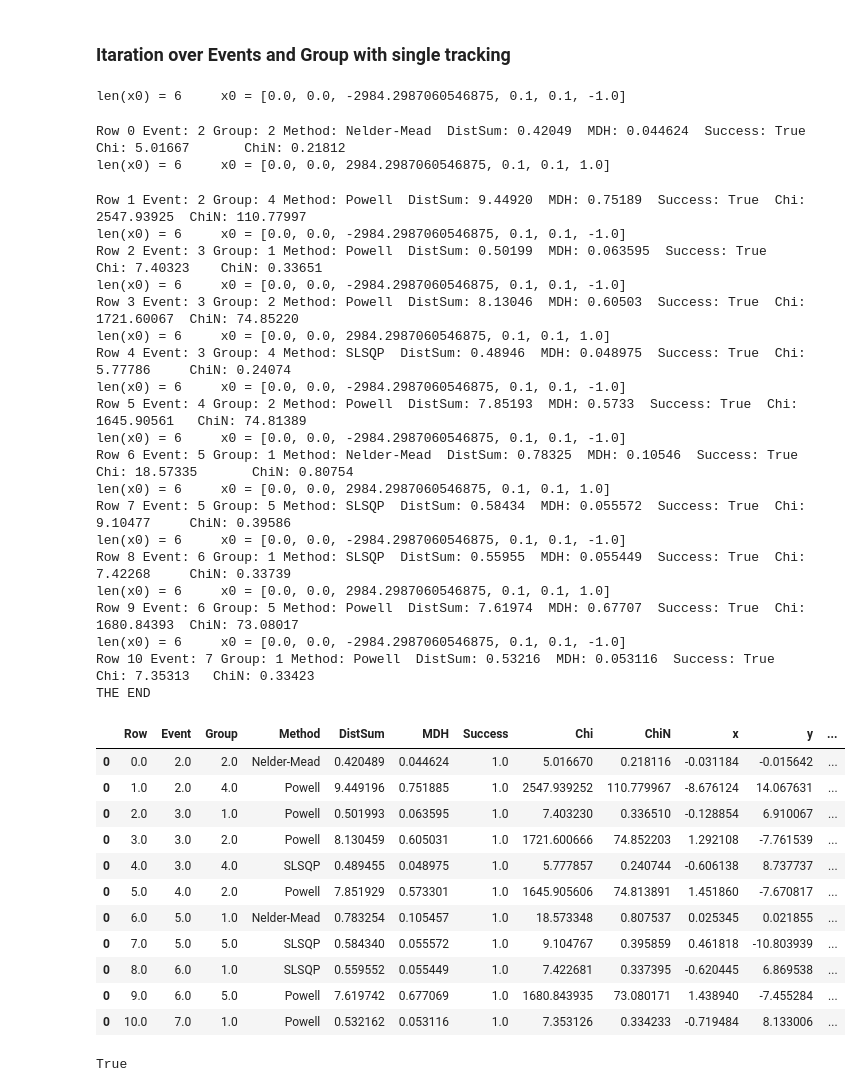
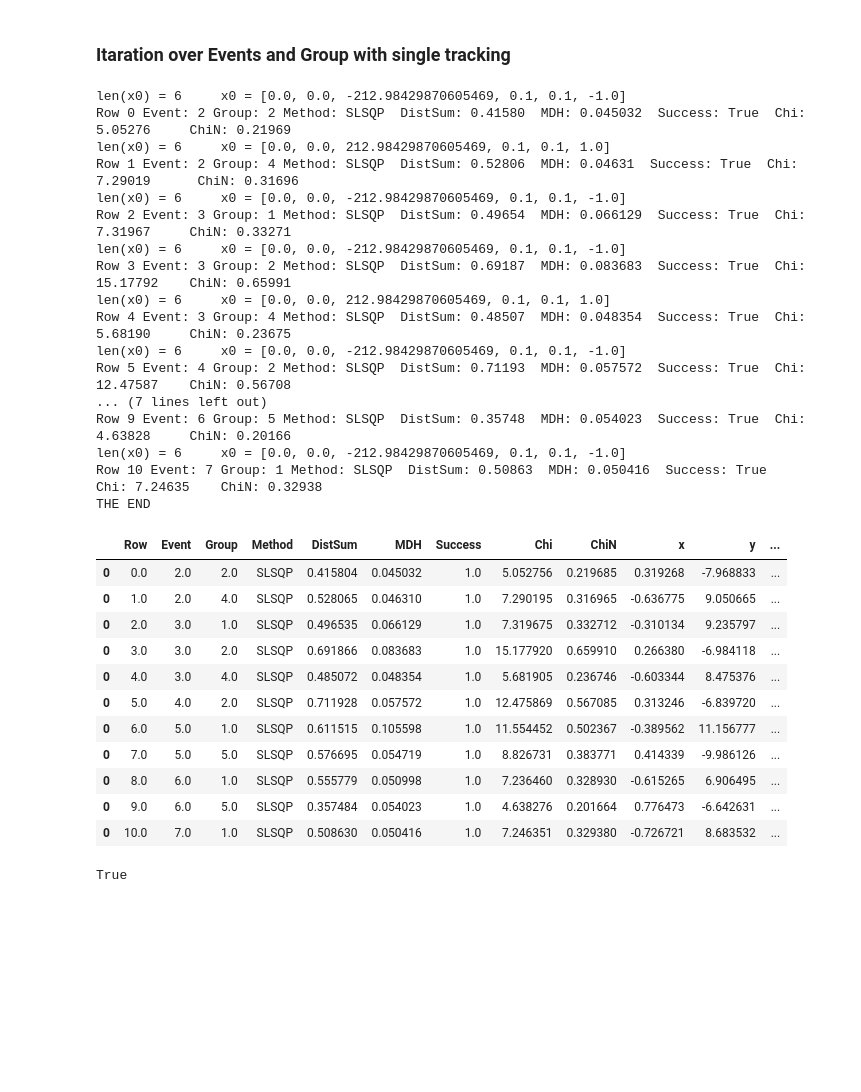
Before and after one commit to patrykel/multi-tracking-notebooks, a Jupyter notebook: single_tracking.ipynb, the cells around one changed output. Drawn from its saved outputs; the diff is of its cells as text; code cells hidden in the pictures; blank space fills up the shorter version.

```diff
--- a/single_tracking.ipynb
+++ b/single_tracking.ipynb
@@ -458,7 +456,7 @@ def get_hit_lines(single_hits_df, geom_df):
         x = rp_silicon.fid_center.x + h_position * det_info['dx']    # was: det_info['x'], but now: fiducial included [mm]
         y = rp_silicon.fid_center.y + h_position * det_info['dy']    # was: det_info['y'], but now: fiducial included [mm]
 
-        z = det_info['z'] * 1000 + DET_Z_TRANSLATION     # z [mm] with translation to operate on smaller numbers
+        z = det_info['z'] # * 1000 + DET_Z_TRANSLATION     # z [mm] with translation to operate on smaller numbers
         dx = - det_info['dy']
         dy = det_info['dx']
         dz = 0
@@ -564,7 +562,7 @@ def get_first_in_group_det_info():
 
 def get_first_det_z():
     det_info = get_first_in_group_det_info()
-    return None if det_info is None else det_info['z'] * 1000    # we want solution in [mm]
+    return None if det_info is None else det_info['z'] # * 1000    we want solution in [mm]
 
 def get_first_det_center():
     det_info = get_first_in_group_det_info()
@@ -603,7 +601,7 @@ def objective(params):
 def get_x0(first_hit_info, geom_df):
     x = 0.0
     y = 0.0
-    z = get_first_det_z() + DET_Z_TRANSLATION
+    z = get_first_det_z() # + DET_Z_TRANSLATION
     dx = 0.1
     dy = 0.1
     dz = np.sign(z)
@@ -750,13 +748,16 @@ for index, row in single_groups_df.iterrows():
     single_hits_df = single_df.loc[(single_df['eventID'] == eventID) & (single_df['groupID'] == groupID)]
 
     # APPLYING Z TRANSLATION --> WE DO NOT WANT SUCH BIG NUMBERS (|Z| ~ 210 000 [mm])
-    if groupID > 3:
-        DET_Z_TRANSLATION = -210000
-    else:
-        DET_Z_TRANSLATION = 210000
+#     if groupID > 3:
+#         DET_Z_TRANSLATION = -210000
+#     else:
+#         DET_Z_TRANSLATION = 210000
 
     # GET LINES REPRESENTING HITS IN RPS
     LINE_SET = get_hit_lines(single_hits_df, geom_df)
+
+
+
 
     # GET FITTED LINE AND METHOD USED FOR FITTING
     solution, method = get_solution()
@@ -776,67 +777,61 @@ for index, row in single_groups_df.iterrows():
     chi = chi2(solution.x)
 
 
     print("Row {} Event: {} Group: {} Method: {}  DistSum: {:.5f}  MDH: {:.5}  Success: {}  Chi: {:.5f}\tChiN: {:.5f}"
       .format(row_number, eventID, groupID, method, solution.fun, max_hit_dist,
               solution.success, chi, chi / (len(LINE_SET) - 6)))
 
     track_in_det_no = 0
     track_out_det_no = 0
 
     for line in LINE_SET:
 #         print(line)
         if is_track_in_detector(line, solution, geom_df):
             track_in_det_no = track_in_det_no + 1
         else:
             track_out_det_no = track_out_det_no + 1
 
     # DATAFRAME FOR STORING RESULT
     x, y, z, dx, dy, dz = solution.x
     row_df = get_row_df([row_number, eventID, groupID, method, solution.fun, max_hit_dist, solution.success,
                          chi, chi / (len(LINE_SET) - 6), x, y, z, dx, dy, dz, track_in_det_no, track_out_det_no])
     result_df = pd.concat([result_df, row_df])
 
     row_number = row_number + 1
 
 print("THE END")
 
 result_df
 # %% [output]
-len(x0) = 6     x0 = [0.0, 0.0, -2984.2987060546875, 0.1, 0.1, -1.0]
+len(x0) = 6     x0 = [0.0, 0.0, -212.98429870605469, 0.1, 0.1, -1.0]
+Row 0 Event: 2 Group: 2 Method: SLSQP  DistSum: 0.41580  MDH: 0.045032  Success: True  Chi: 5.05276     ChiN: 0.21969
+len(x0) = 6     x0 = [0.0, 0.0, 212.98429870605469, 0.1, 0.1, 1.0]
+Row 1 Event: 2 Group: 4 Method: SLSQP  DistSum: 0.52806  MDH: 0.04631  Success: True  Chi: 7.29019      ChiN: 0.31696
+len(x0) = 6     x0 = [0.0, 0.0, -212.98429870605469, 0.1, 0.1, -1.0]
+Row 2 Event: 3 Group: 1 Method: SLSQP  DistSum: 0.49654  MDH: 0.066129  Success: True  Chi: 7.31967     ChiN: 0.33271
+len(x0) = 6     x0 = [0.0, 0.0, -212.98429870605469, 0.1, 0.1, -1.0]
+Row 3 Event: 3 Group: 2 Method: SLSQP  DistSum: 0.69187  MDH: 0.083683  Success: True  Chi: 15.17792    ChiN: 0.65991
+len(x0) = 6     x0 = [0.0, 0.0, 212.98429870605469, 0.1, 0.1, 1.0]
+Row 4 Event: 3 Group: 4 Method: SLSQP  DistSum: 0.48507  MDH: 0.048354  Success: True  Chi: 5.68190     ChiN: 0.23675
+len(x0) = 6     x0 = [0.0, 0.0, -212.98429870605469, 0.1, 0.1, -1.0]
+Row 5 Event: 4 Group: 2 Method: SLSQP  DistSum: 0.71193  MDH: 0.057572  Success: True  Chi: 12.47587    ChiN: 0.56708
+... (7 lines left out)
+Row 9 Event: 6 Group: 5 Method: SLSQP  DistSum: 0.35748  MDH: 0.054023  Success: True  Chi: 4.63828     ChiN: 0.20166
+len(x0) = 6     x0 = [0.0, 0.0, -212.98429870605469, 0.1, 0.1, -1.0]
+Row 10 Event: 7 Group: 1 Method: SLSQP  DistSum: 0.50863  MDH: 0.050416  Success: True  Chi: 7.24635    ChiN: 0.32938
+THE END
-Row 0 Event: 2 Group: 2 Method: Nelder-Mead  DistSum: 0.42049  MDH: 0.044624  Success: True  Chi: 5.01667       ChiN: 0.21812
-len(x0) = 6     x0 = [0.0, 0.0, 2984.2987060546875, 0.1, 0.1, 1.0]
-Row 1 Event: 2 Group: 4 Method: Powell  DistSum: 9.44920  MDH: 0.75189  Success: True  Chi: 2547.93925  ChiN: 110.77997
-len(x0) = 6     x0 = [0.0, 0.0, -2984.2987060546875, 0.1, 0.1, -1.0]
-Row 2 Event: 3 Group: 1 Method: Powell  DistSum: 0.50199  MDH: 0.063595  Success: True  Chi: 7.40323    ChiN: 0.33651
-len(x0) = 6     x0 = [0.0, 0.0, -2984.2987060546875, 0.1, 0.1, -1.0]
-Row 3 Event: 3 Group: 2 Method: Powell  DistSum: 8.13046  MDH: 0.60503  Success: True  Chi: 1721.60067  ChiN: 74.85220
-len(x0) = 6     x0 = [0.0, 0.0, 2984.2987060546875, 0.1, 0.1, 1.0]
-Row 4 Event: 3 Group: 4 Method: SLSQP  DistSum: 0.48946  MDH: 0.048975  Success: True  Chi: 5.77786     ChiN: 0.24074
-len(x0) = 6     x0 = [0.0, 0.0, -2984.2987060546875, 0.1, 0.1, -1.0]
-Row 5 Event: 4 Group: 2 Method: Powell  DistSum: 7.85193  MDH: 0.5733  Success: True  Chi: 1645.90561   ChiN: 74.81389
-len(x0) = 6     x0 = [0.0, 0.0, -2984.2987060546875, 0.1, 0.1, -1.0]
-Row 6 Event: 5 Group: 1 Method: Nelder-Mead  DistSum: 0.78325  MDH: 0.10546  Success: True  Chi: 18.57335       ChiN: 0.80754
-len(x0) = 6     x0 = [0.0, 0.0, 2984.2987060546875, 0.1, 0.1, 1.0]
-Row 7 Event: 5 Group: 5 Method: SLSQP  DistSum: 0.58434  MDH: 0.055572  Success: True  Chi: 9.10477     ChiN: 0.39586
-len(x0) = 6     x0 = [0.0, 0.0, -2984.2987060546875, 0.1, 0.1, -1.0]
-Row 8 Event: 6 Group: 1 Method: SLSQP  DistSum: 0.55955  MDH: 0.055449  Success: True  Chi: 7.42268     ChiN: 0.33739
-len(x0) = 6     x0 = [0.0, 0.0, 2984.2987060546875, 0.1, 0.1, 1.0]
-Row 9 Event: 6 Group: 5 Method: Powell  DistSum: 7.61974  MDH: 0.67707  Success: True  Chi: 1680.84393  ChiN: 73.08017
-len(x0) = 6     x0 = [0.0, 0.0, -2984.2987060546875, 0.1, 0.1, -1.0]
-Row 10 Event: 7 Group: 1 Method: Powell  DistSum: 0.53216  MDH: 0.053116  Success: True  Chi: 7.35313   ChiN: 0.33423
-THE END
 |  | Row | Event | Group | Method | DistSum | MDH | Success | Chi | ChiN | x | y | ... |
-| 0 | 0.0 | 2.0 | 2.0 | Nelder-Mead | 0.420489 | 0.044624 | 1.0 | 5.016670 | 0.218116 | -0.031184 | -0.015642 | ... |
-| 0 | 1.0 | 2.0 | 4.0 | Powell | 9.449196 | 0.751885 | 1.0 | 2547.939252 | 110.779967 | -8.676124 | 14.067631 | ... |
-| 0 | 2.0 | 3.0 | 1.0 | Powell | 0.501993 | 0.063595 | 1.0 | 7.403230 | 0.336510 | -0.128854 | 6.910067 | ... |
-| 0 | 3.0 | 3.0 | 2.0 | Powell | 8.130459 | 0.605031 | 1.0 | 1721.600666 | 74.852203 | 1.292108 | -7.761539 | ... |
-| 0 | 4.0 | 3.0 | 4.0 | SLSQP | 0.489455 | 0.048975 | 1.0 | 5.777857 | 0.240744 | -0.606138 | 8.737737 | ... |
-| 0 | 5.0 | 4.0 | 2.0 | Powell | 7.851929 | 0.573301 | 1.0 | 1645.905606 | 74.813891 | 1.451860 | -7.670817 | ... |
-| 0 | 6.0 | 5.0 | 1.0 | Nelder-Mead | 0.783254 | 0.105457 | 1.0 | 18.573348 | 0.807537 | 0.025345 | 0.021855 | ... |
-| 0 | 7.0 | 5.0 | 5.0 | SLSQP | 0.584340 | 0.055572 | 1.0 | 9.104767 | 0.395859 | 0.461818 | -10.803939 | ... |
-| 0 | 8.0 | 6.0 | 1.0 | SLSQP | 0.559552 | 0.055449 | 1.0 | 7.422681 | 0.337395 | -0.620445 | 6.869538 | ... |
-| 0 | 9.0 | 6.0 | 5.0 | Powell | 7.619742 | 0.677069 | 1.0 | 1680.843935 | 73.080171 | 1.438940 | -7.455284 | ... |
-| 0 | 10.0 | 7.0 | 1.0 | Powell | 0.532162 | 0.053116 | 1.0 | 7.353126 | 0.334233 | -0.719484 | 8.133006 | ... |
+| 0 | 0.0 | 2.0 | 2.0 | SLSQP | 0.415804 | 0.045032 | 1.0 | 5.052756 | 0.219685 | 0.319268 | -7.968833 | ... |
+| 0 | 1.0 | 2.0 | 4.0 | SLSQP | 0.528065 | 0.046310 | 1.0 | 7.290195 | 0.316965 | -0.636775 | 9.050665 | ... |
+| 0 | 2.0 | 3.0 | 1.0 | SLSQP | 0.496535 | 0.066129 | 1.0 | 7.319675 | 0.332712 | -0.310134 | 9.235797 | ... |
+| 0 | 3.0 | 3.0 | 2.0 | SLSQP | 0.691866 | 0.083683 | 1.0 | 15.177920 | 0.659910 | 0.266380 | -6.984118 | ... |
+| 0 | 4.0 | 3.0 | 4.0 | SLSQP | 0.485072 | 0.048354 | 1.0 | 5.681905 | 0.236746 | -0.603344 | 8.475376 | ... |
+| 0 | 5.0 | 4.0 | 2.0 | SLSQP | 0.711928 | 0.057572 | 1.0 | 12.475869 | 0.567085 | 0.313246 | -6.839720 | ... |
+| 0 | 6.0 | 5.0 | 1.0 | SLSQP | 0.611515 | 0.105598 | 1.0 | 11.554452 | 0.502367 | -0.389562 | 11.156777 | ... |
+| 0 | 7.0 | 5.0 | 5.0 | SLSQP | 0.576695 | 0.054719 | 1.0 | 8.826731 | 0.383771 | 0.414339 | -9.986126 | ... |
+| 0 | 8.0 | 6.0 | 1.0 | SLSQP | 0.555779 | 0.050998 | 1.0 | 7.236460 | 0.328930 | -0.615265 | 6.906495 | ... |
+| 0 | 9.0 | 6.0 | 5.0 | SLSQP | 0.357484 | 0.054023 | 1.0 | 4.638276 | 0.201664 | 0.776473 | -6.642631 | ... |
+| 0 | 10.0 | 7.0 | 1.0 | SLSQP | 0.508630 | 0.050416 | 1.0 | 7.246351 | 0.329380 | -0.726721 | 8.683532 | ... |
 # %%
 # Test for HIT = (0.689081393562, -7.31211683729, 212.984298706)	 RP = (3.72699999809, -19.9580001831, 212.984298706; 1051)	result = True
 
```
Also changed, not shown: parts of 1 cell of this notebook.
